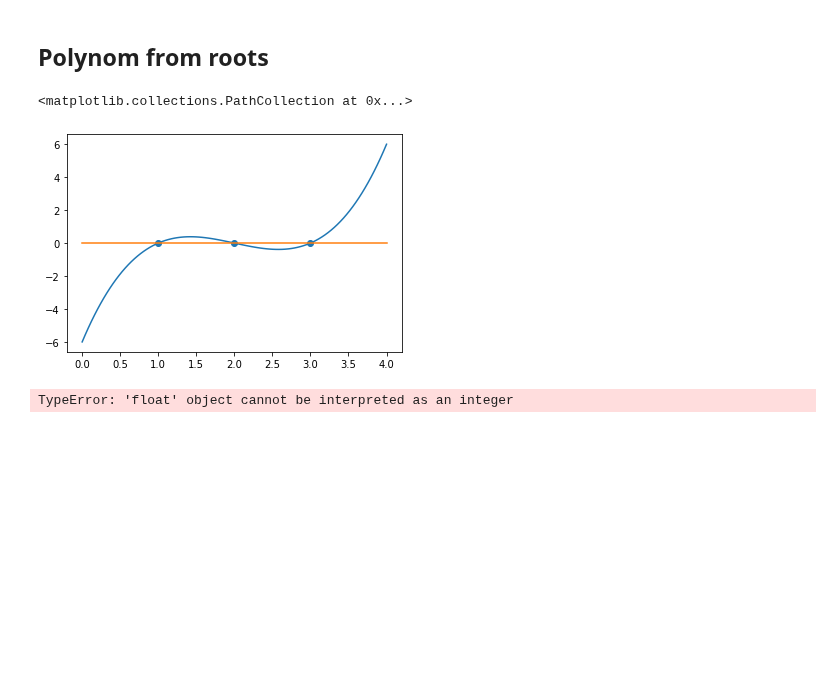
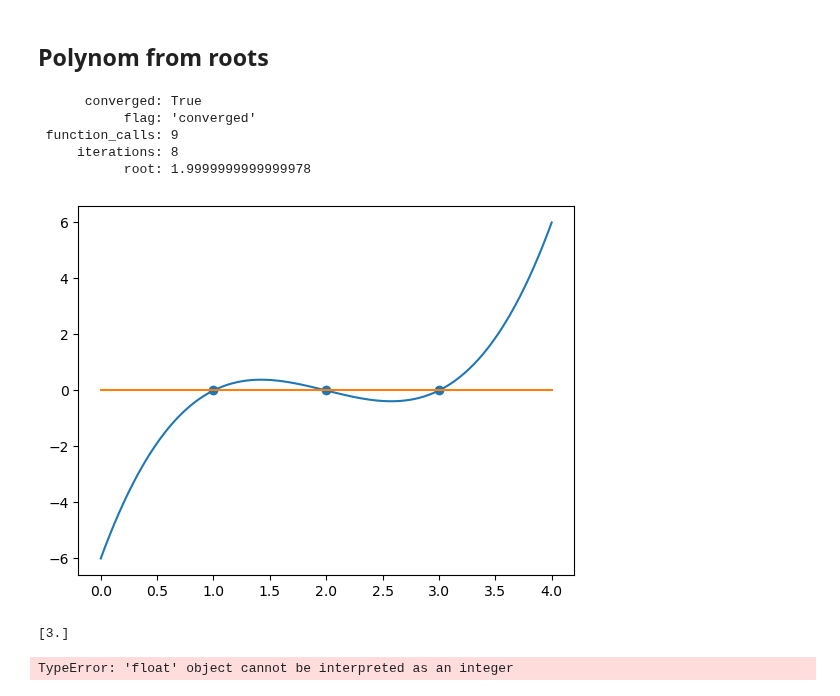
Before and after one commit to jbrezmorf/PAV_course, a Jupyter notebook: Section_2.3_SciPy.ipynb, the cells around one changed output. Drawn from its saved outputs; the diff is of its cells as text; code cells hidden in the pictures; blank space fills up the shorter version.

```diff
--- a/Section_2.3_SciPy.ipynb
+++ b/Section_2.3_SciPy.ipynb
@@ -347,16 +354,29 @@ help(opt.root)
 ## Polynom from roots
 # %%
 import numpy.polynomial as poly
+from scipy.optimize import root_scalar, fsolve
 
 roots = [1,2,3]
 p = poly.Polynomial.fromroots(roots)
 x=np.linspace(0,4,100)
 plt.plot(x, p(x))
 plt.plot(x, np.zeros_like(x))
 plt.scatter(roots, np.zeros_like(roots))
+
+result = root_scalar(p, x0=5, x1 = -1.333)
+print(result)
 # %% [output]
-<matplotlib.collections.PathCollection at 0x...>
+      converged: True
+           flag: 'converged'
+ function_calls: 9
+     iterations: 8
+           root: 1.9999999999999978
-[figure, old version]
+[figure, new version]
+# %%
+result = fsolve(p, x0=5)
+print(result)
+# %% [output]
+[3.]
 # %%
 # Under sampling (WIP)
 import numpy as np
```
Also changed, not shown: parts of 9 cells of this notebook, 1 other file.
